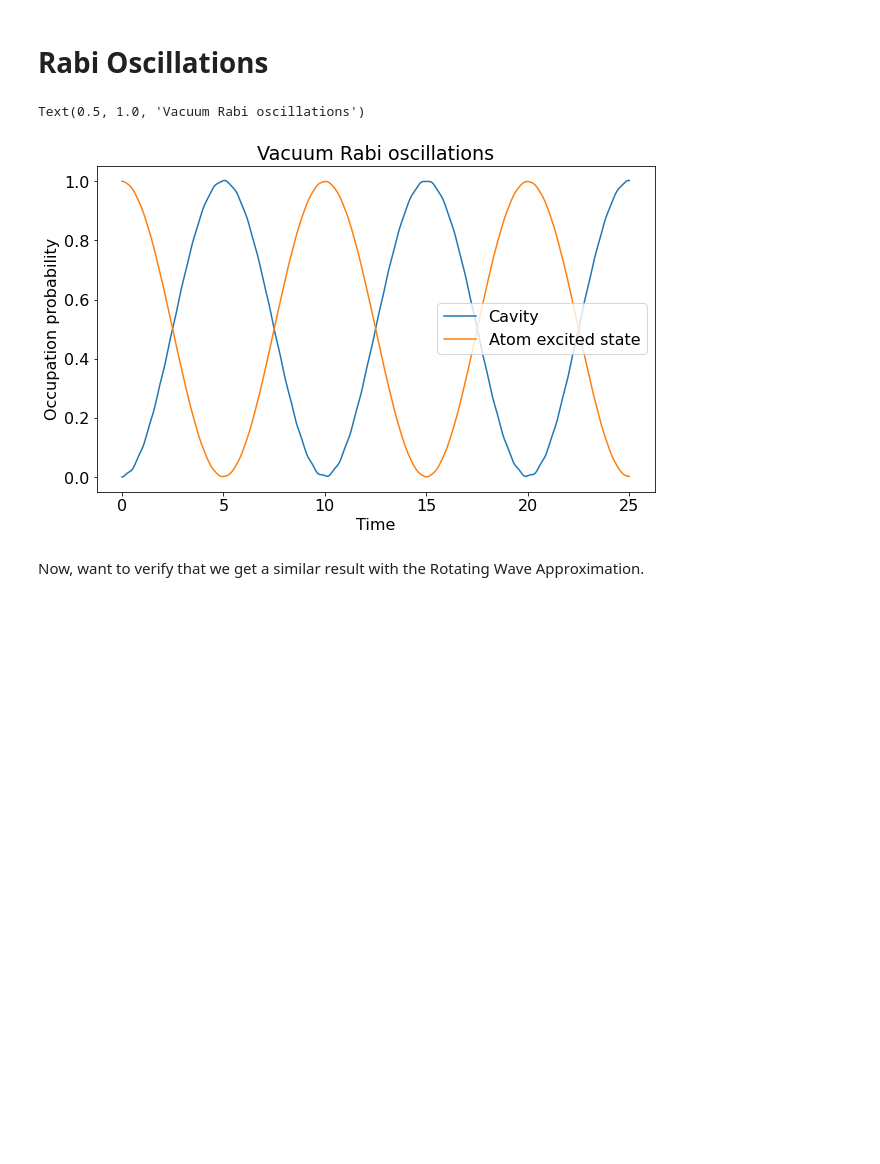
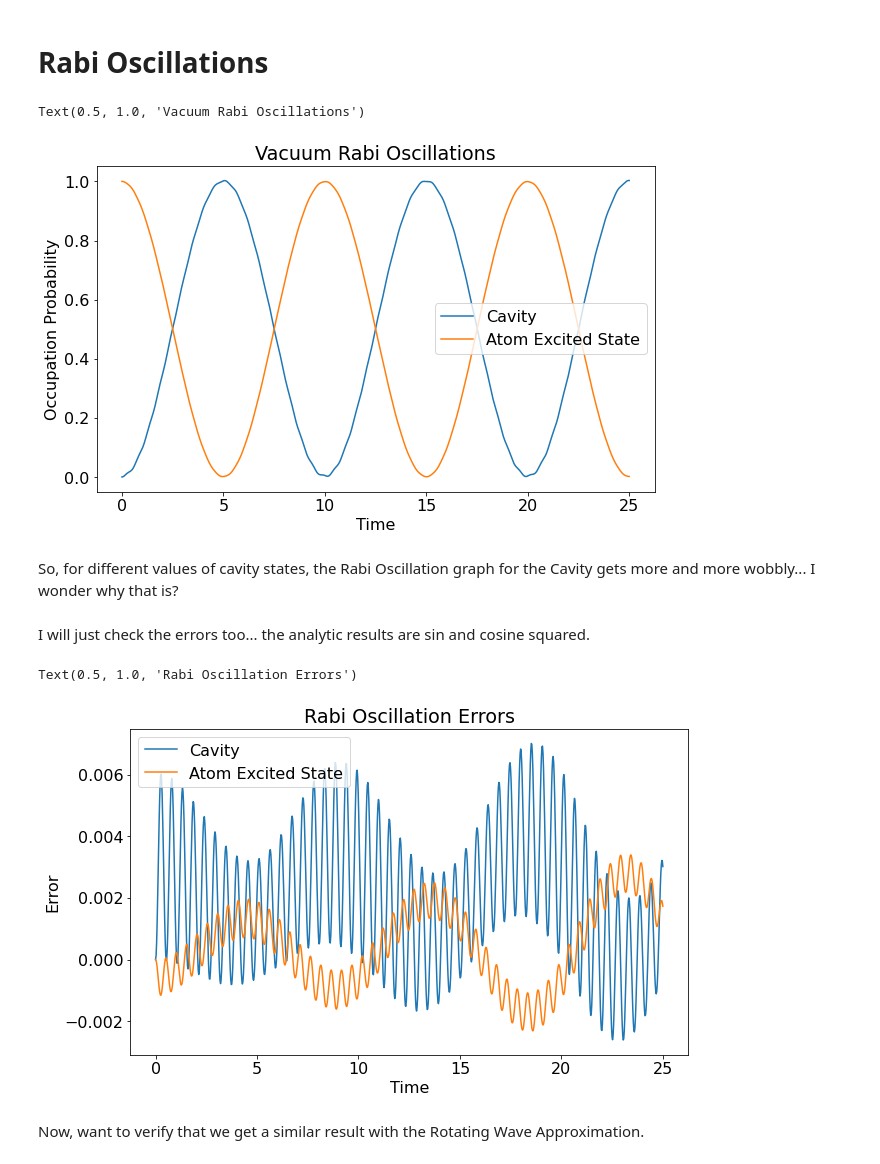
Before and after one commit to RobPie16/JaynesCummingModelProject, a Jupyter notebook: RabiOsc+EnergyLevels.ipynb, the cells around one changed output. Drawn from its saved outputs; the diff is of its cells as text; code cells hidden in the pictures; blank space fills up the shorter version.

```diff
--- a/RabiOsc+EnergyLevels.ipynb
+++ b/RabiOsc+EnergyLevels.ipynb
@@ -109,14 +126,43 @@ for t in tlist:
 fig, axes = plt.subplots(1, 1, figsize=(10,6))
 
 axes.plot(tlist, np.real(A1v), label="Cavity")
-axes.plot(tlist, np.real(A2v), label="Atom excited state")
+axes.plot(tlist, np.real(A2v), label="Atom Excited State")
 axes.legend()
 axes.set_xlabel('Time')
-axes.set_ylabel('Occupation probability')
-axes.set_title('Vacuum Rabi oscillations')
+axes.set_ylabel('Occupation Probability')
+axes.set_title('Vacuum Rabi Oscillations')
 # %% [output]
-Text(0.5, 1.0, 'Vacuum Rabi oscillations')
+Text(0.5, 1.0, 'Vacuum Rabi Oscillations')
 [figure]
+# %% [markdown]
+So, for different values of cavity states, the Rabi Oscillation graph for the Cavity gets more and more wobbly... I wonder why that is?
+# %% [markdown]
+I will just check the errors too... the analytic results are sin and cosine squared.
+# %%
+temp1=(np.sin(0.05*2*np.pi*tlist))**2
+temp2=(np.cos(0.05*2*np.pi*tlist))**2
+
+er1=np.array([])
+er2=np.array([])
+
+for i in range(0,len(A1v)):
+    er1=np.append(er1,-temp1[i]+A1v[i])
+    er2=np.append(er2,-temp2[i]+A2v[i])
+
+
+
+
+fig, axes = plt.subplots(1, 1, figsize=(10,6))
+
+axes.plot(tlist,er1, label="Cavity")
+axes.plot(tlist,er2, label="Atom Excited State")
+axes.legend()
+axes.set_xlabel('Time')
+axes.set_ylabel('Error')
+axes.set_title('Rabi Oscillation Errors')
+# %% [output]
+Text(0.5, 1.0, 'Rabi Oscillation Errors')
+[figure, added]
 # %% [markdown]
 Now, want to verify that we get a similar result with the Rotating Wave Approximation.
 # %%
```
Also changed, not shown: parts of 13 cells of this notebook.
